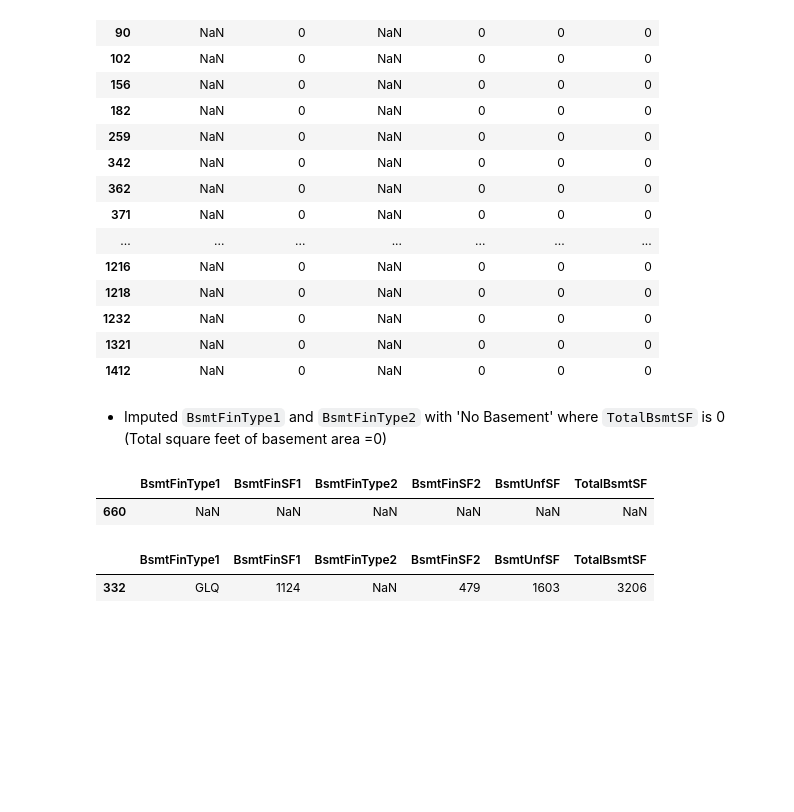
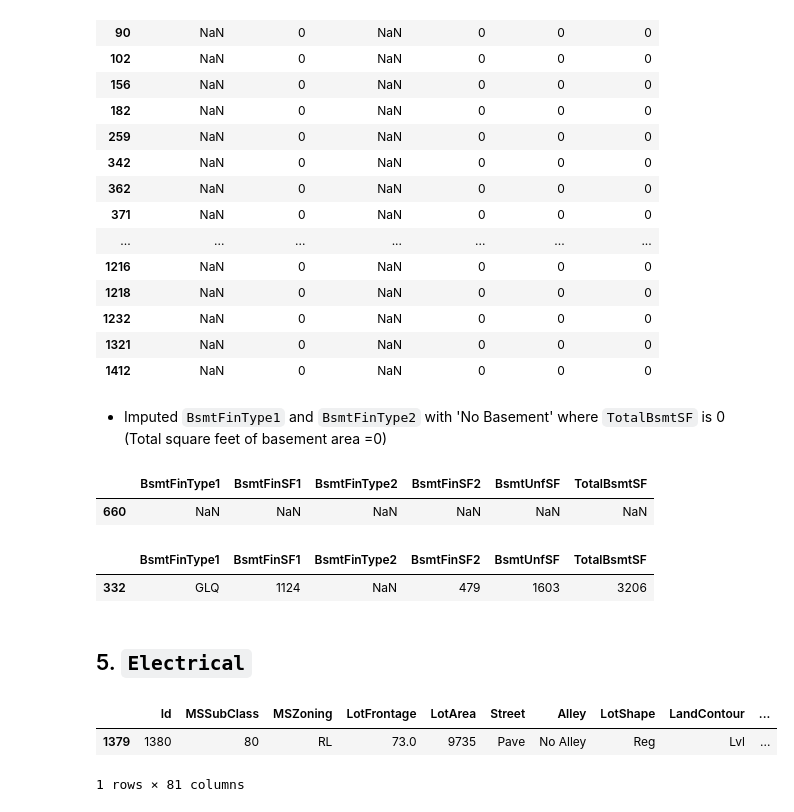
Before and after one commit to hchamikadilshan/house-price-predictor, a Jupyter notebook: notebooks/1 - preprocessing.ipynb, the cells around one changed output. Saved outputs shown, nothing was run; the diff lists cells and outputs as text; code cells hidden in the pictures; blank space fills up the shorter version.

```diff
--- a/notebooks/1 - preprocessing.ipynb
+++ b/notebooks/1 - preprocessing.ipynb
@@ -275,3 +272,12 @@ BsmtFinType2_na_in_train
 # Impute missing value with the most frequent value for BsmtFinType2
 mode_value = train_data["BsmtFinType2"].mode()[0]
 train_data["BsmtFinType2"] = train_data["BsmtFinType2"].fillna(mode_value)
+# %% [markdown]
+## 5. `Electrical`
+# %%
+electrical_na_train = train_data[train_data["Electrical"].isna()]
+electrical_na_train
+# %% [output]
+|  | Id | MSSubClass | MSZoning | LotFrontage | LotArea | Street | Alley | LotShape | LandContour | ... |
+| 1379 | 1380 | 80 | RL | 73.0 | 9735 | Pave | No Alley | Reg | Lvl | ... |
+1 rows × 81 columns
```
Also changed, not shown: parts of 19 cells of this notebook.
